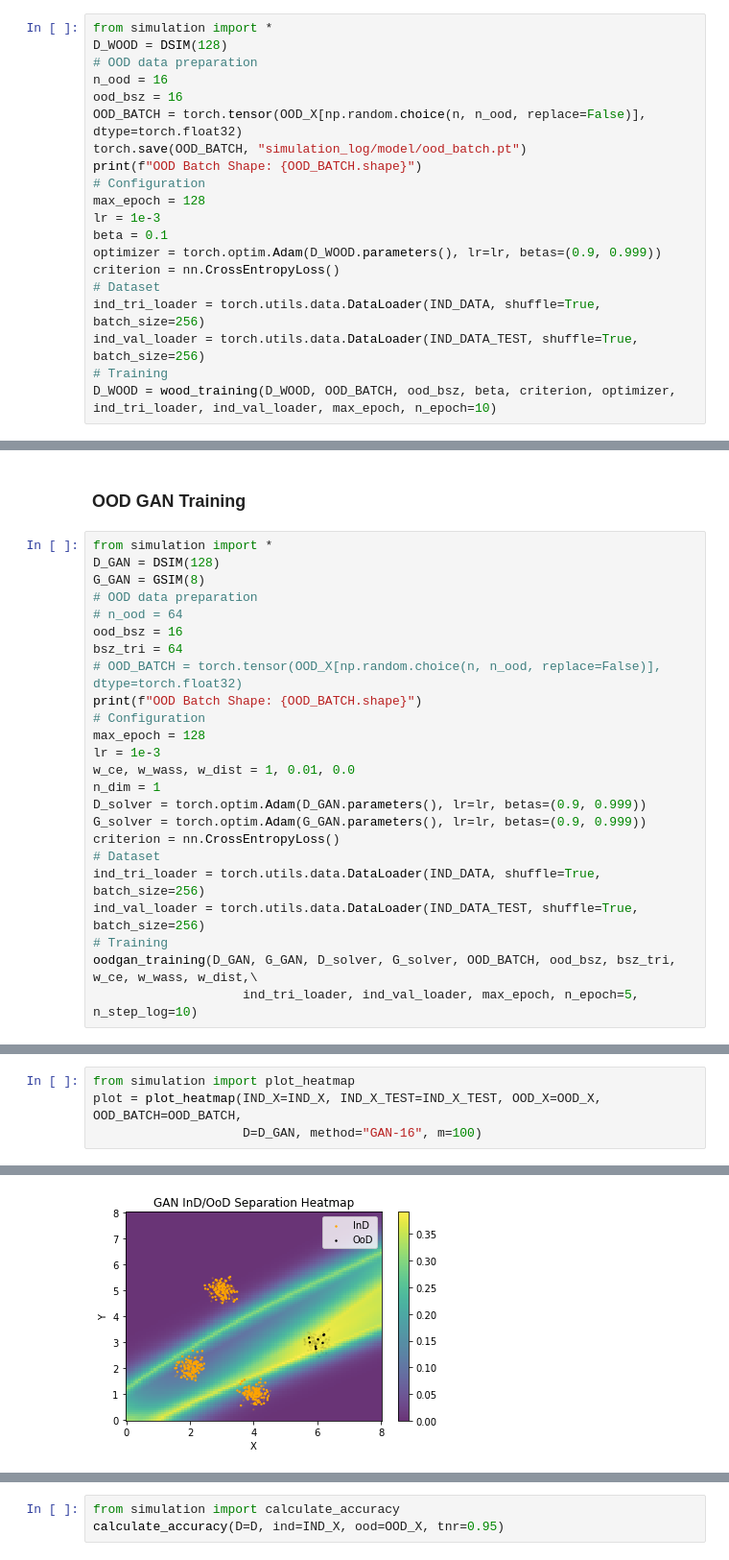
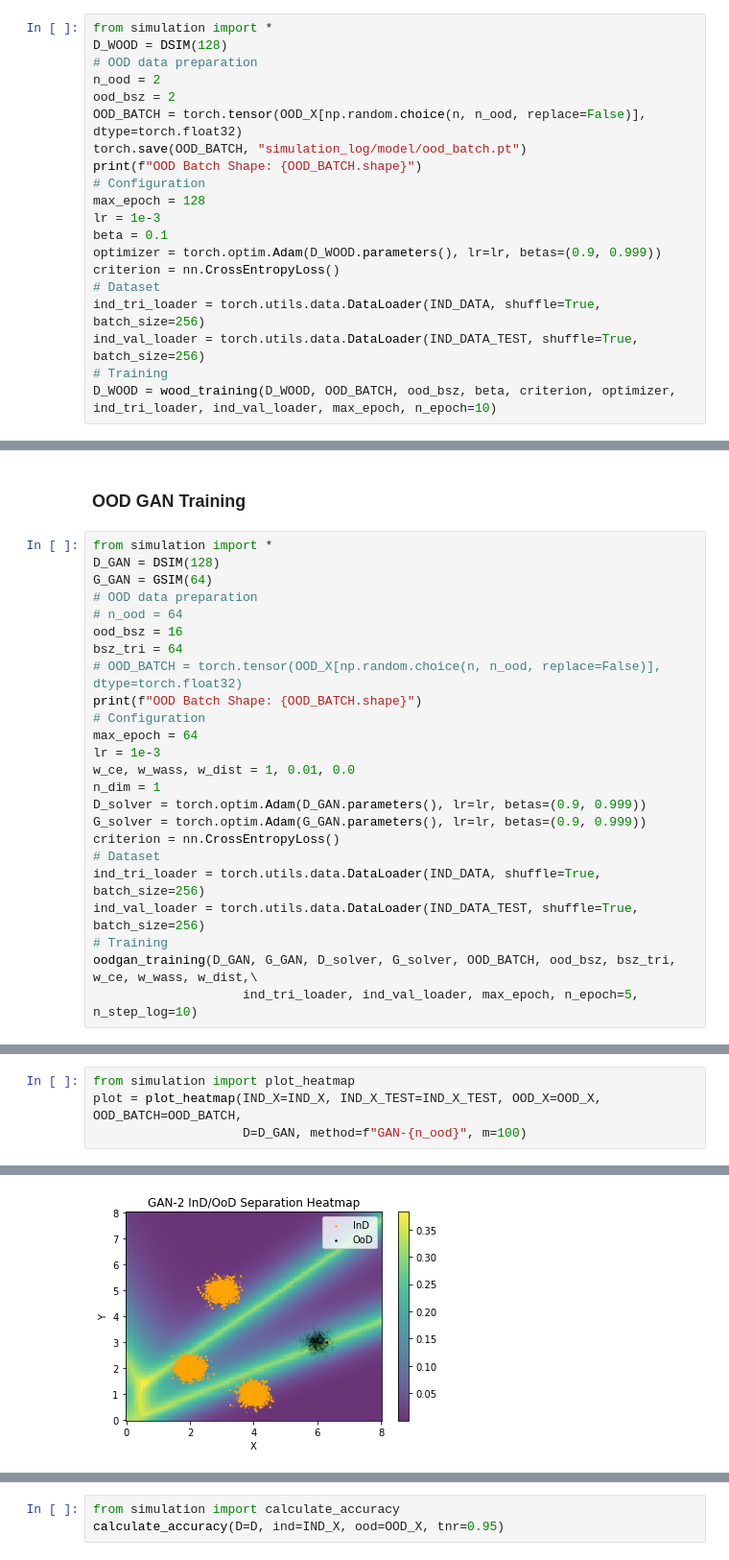
Before and after one commit to Xiaoyang-Song/Out-of-Distribution-GANs, a Jupyter notebook: Notebooks/simulation.ipynb, the cells around one changed output, grey strips where cells are left out. Shown at 96% size. Drawn from its saved outputs; the diff is of its cells as text.

```diff
--- a/Notebooks/simulation.ipynb
+++ b/Notebooks/simulation.ipynb
@@ -104,8 +104,8 @@ torch.Size([10000, 3])
 from simulation import *
 D_WOOD = DSIM(128)
 # OOD data preparation
-n_ood = 16
-ood_bsz = 16
+n_ood = 2
+ood_bsz = 2
 OOD_BATCH = torch.tensor(OOD_X[np.random.choice(n, n_ood, replace=False)], dtype=torch.float32)
 torch.save(OOD_BATCH, "simulation_log/model/ood_batch.pt")
 print(f"OOD Batch Shape: {OOD_BATCH.shape}")
@@ -159,7 +159,7 @@ torch.Size([10000, 3])
 # %%
 from simulation import *
 D_GAN = DSIM(128)
-G_GAN = GSIM(8)
+G_GAN = GSIM(64)
 # OOD data preparation
 # n_ood = 64
 ood_bsz = 16
@@ -167,7 +167,7 @@ bsz_tri = 64
 # OOD_BATCH = torch.tensor(OOD_X[np.random.choice(n, n_ood, replace=False)], dtype=torch.float32)
 print(f"OOD Batch Shape: {OOD_BATCH.shape}")
 # Configuration
-max_epoch = 128
+max_epoch = 64
 lr = 1e-3
 w_ce, w_wass, w_dist = 1, 0.01, 0.0
 n_dim = 1
@@ -202,10 +202,10 @@ Step: 10   | D:  0.6048 | CE:  0.6048 | W_OoD:  0.9486 | W_z:  0.9428 | G:  0.00
 # %%
 from simulation import plot_heatmap
 plot = plot_heatmap(IND_X=IND_X, IND_X_TEST=IND_X_TEST, OOD_X=OOD_X, OOD_BATCH=OOD_BATCH,
-                    D=D_GAN, method="GAN-16", m=100)
+                    D=D_GAN, method=f"GAN-{n_ood}", m=100)
 # %% [output]
 torch.Size([10000, 3])
-[figure, old version]
+[figure, new version]
 # %%
 seed = torch.rand((128, 1))
 gz = G_GAN(seed).detach().numpy()
```
Also changed, not shown: parts of 4 cells of this notebook, 5 other files.
